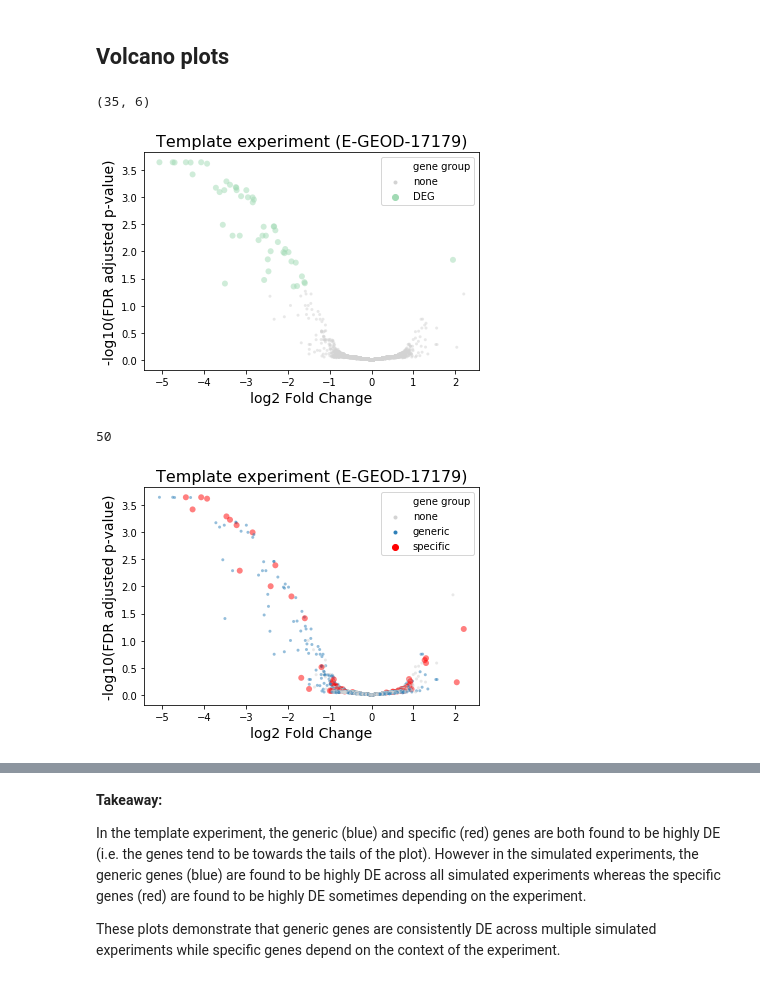
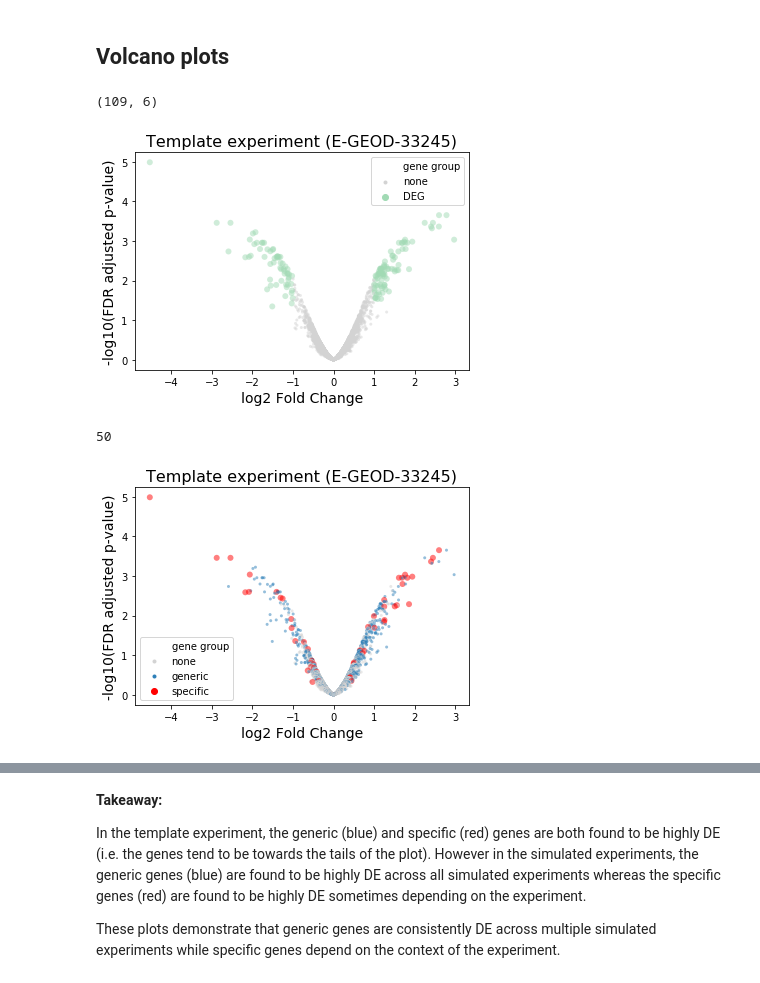
Before and after one commit to greenelab/generic-expression-patterns, a Jupyter notebook: pseudomonas_analysis/viz_expression_data.ipynb, the cells around one changed output, grey strips where cells are left out. Drawn from its saved outputs; the diff is of its cells as text; code cells hidden in the pictures.

Commit message:
add notebook to plot volcano plots

```diff
--- a/pseudomonas_analysis/viz_expression_data.ipynb
+++ b/pseudomonas_analysis/viz_expression_data.ipynb
@@ -22,70 +22,65 @@ examples.directory is deprecated; in the future, examples will be found relative
 base_dir = os.path.abspath(os.path.join(os.getcwd(), "../"))
 
 config_filename = os.path.abspath(
-    os.path.join(base_dir, "configs", "config_pseudomonas_17179.tsv")
+    os.path.join(base_dir, "configs", "config_pseudomonas_33245.tsv")
 )
 
 params = utils.read_config(config_filename)
 # %%
 # Load config params
-local_dir = params['local_dir']
-dataset_name = params['dataset_name']
-project_id = params['project_id']
-num_simulated = params['num_simulated']
+local_dir = params["local_dir"]
+dataset_name = params["dataset_name"]
+project_id = params["project_id"]
+num_simulated = params["num_simulated"]
 
 pval_name = "adj.P.Val"
 logFC_name = "logFC"
 
 gene_summary_filename = os.path.join(
-    base_dir,
-    dataset_name,
-    f"generic_gene_summary_{project_id}.tsv"
+    base_dir, dataset_name, f"generic_gene_summary_{project_id}_cbrB_v_WT.tsv"
 )
 # %% [markdown]
 ## Volcano plots
 # %%
 # Check number of DEGs
 template_DE_stats_filename = os.path.join(
-    local_dir,
-    "DE_stats",
-    f"DE_stats_template_data_{project_id}_real.txt"
+    local_dir, "DE_stats", f"DE_stats_template_data_{project_id}_real.txt"
 )
 
 template_DE_stats = pd.read_csv(
-    template_DE_stats_filename,
-    sep="\t",
-    header=0,
-    index_col=0
+    template_DE_stats_filename, sep="\t", header=0, index_col=0
 )
 
-selected = template_DE_stats[(template_DE_stats[pval_name]<0.01) & (abs(template_DE_stats[logFC_name])>1)]
+selected = template_DE_stats[
+    (template_DE_stats[pval_name] < 0.01) & (abs(template_DE_stats[logFC_name]) > 1)
+]
 print(selected.shape)
 # %% [output]
-(35, 6)
+(109, 6)
 # %%
 plot.make_volcano_template_highlight_DEG(
     template_DE_stats_filename,
     project_id,
     pval_name,
     logFC_name,
-    os.path.join(local_dir,f"template_volcano_DEG_{project_id}.svg")
+    os.path.join(local_dir, f"template_volcano_DEG_{project_id}.svg"),
 )
 # %% [output]
-[figure, old version]
+[figure, new version]
 # %%
 plot.make_volcano_template_highlight_generic_specific(
     gene_summary_filename,
     4500,
     50,
     template_DE_stats_filename,
     project_id,
     pval_name,
     logFC_name,
-    os.path.join(local_dir,f"template_volcano_generic_specific_{project_id}.svg")
+    os.path.join(local_dir, f"template_volcano_generic_specific_{project_id}.svg"),
 )
 # %% [output]
 50
-[figure, old version]
+[figure, new version]
 # %%
 simulated_DE_stats_dir = os.path.join(local_dir, "DE_stats")
 
```
Also changed, not shown: parts of 1 cell of this notebook, 4 other files.
